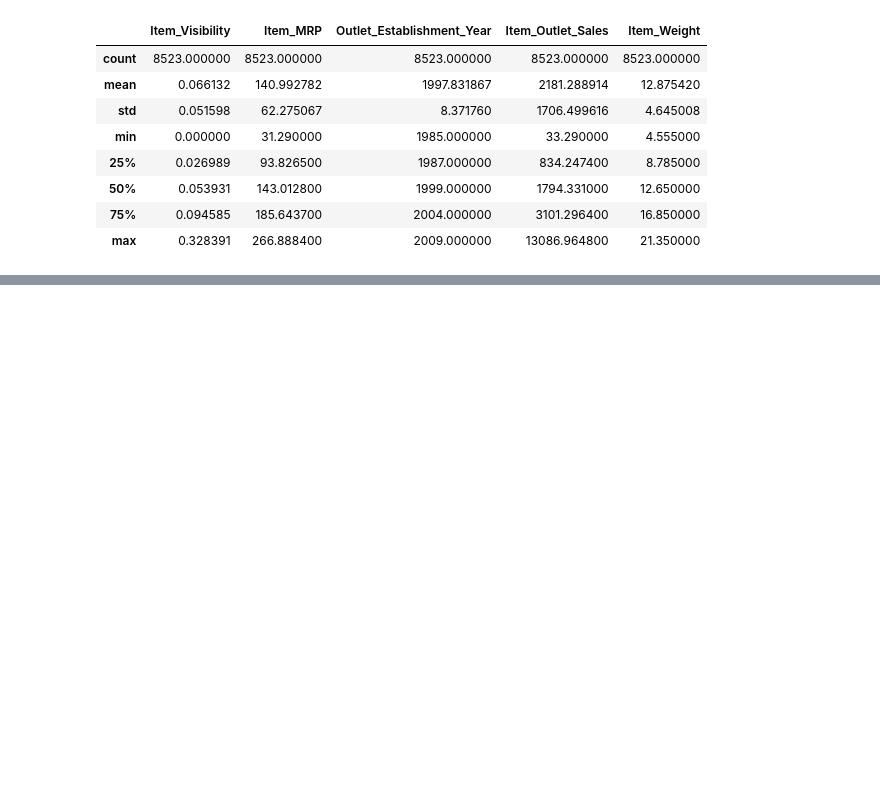
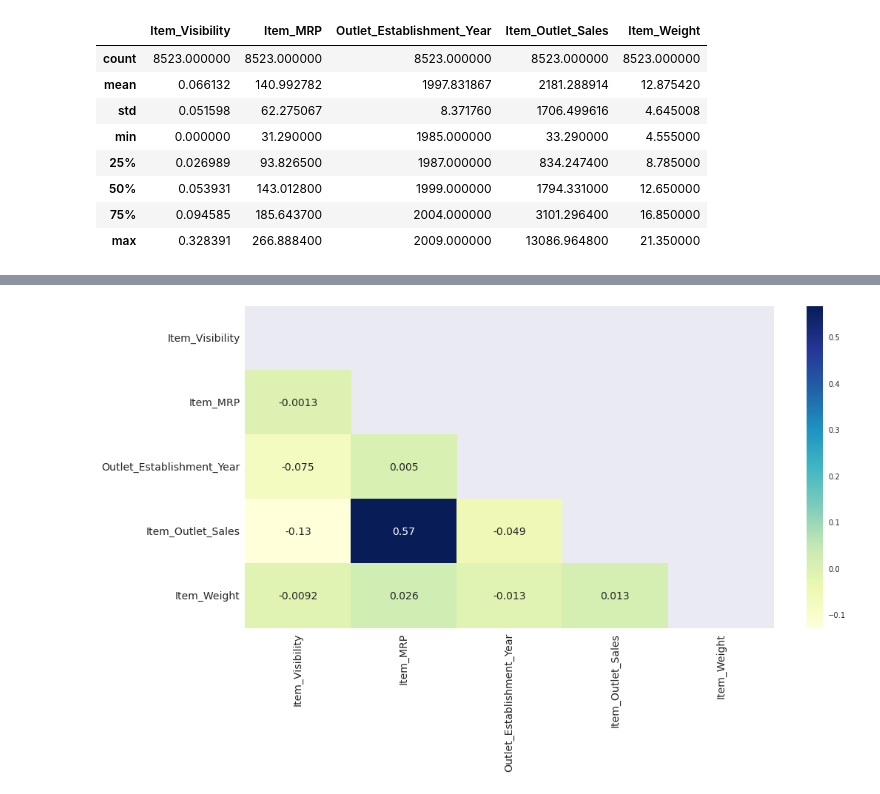
Before and after one commit to ReaganTiburan/Sales-Prediction, a Jupyter notebook: Sales_Predection_Project.ipynb, the cells around one changed output, grey strips where cells are left out. Saved outputs shown, nothing was run; the diff lists cells and outputs as text; code cells hidden in the pictures; blank space fills up the shorter version.

```diff
--- a/Sales_Predection_Project.ipynb
+++ b/Sales_Predection_Project.ipynb
@@ -450,0 +534,15 @@ df.describe()
+# %%
+# set the size of the figure
+fig, axes = plt.subplots(nrows = 1, ncols = 1, figsize = (16, 8))
+# store the DataFrame with a function of correlation in a variable corr
+corr = df.corr()
+# create a heat map with parameters
+sns.heatmap(corr, cmap = 'YlGnBu', annot = True, mask = filter_zero, annot_kws = {'size': 14});
+# set the background to white
+sns.set_style('white')
+#change the size of the x ticks
+plt.xticks(rotation = 90, fontsize = 14);
+#change the size of the y ticks
+plt.yticks(rotation = 0, fontsize = 14);
+# %% [output]
+[figure, added]
```
Also changed, not shown: parts of 17 cells of this notebook.
